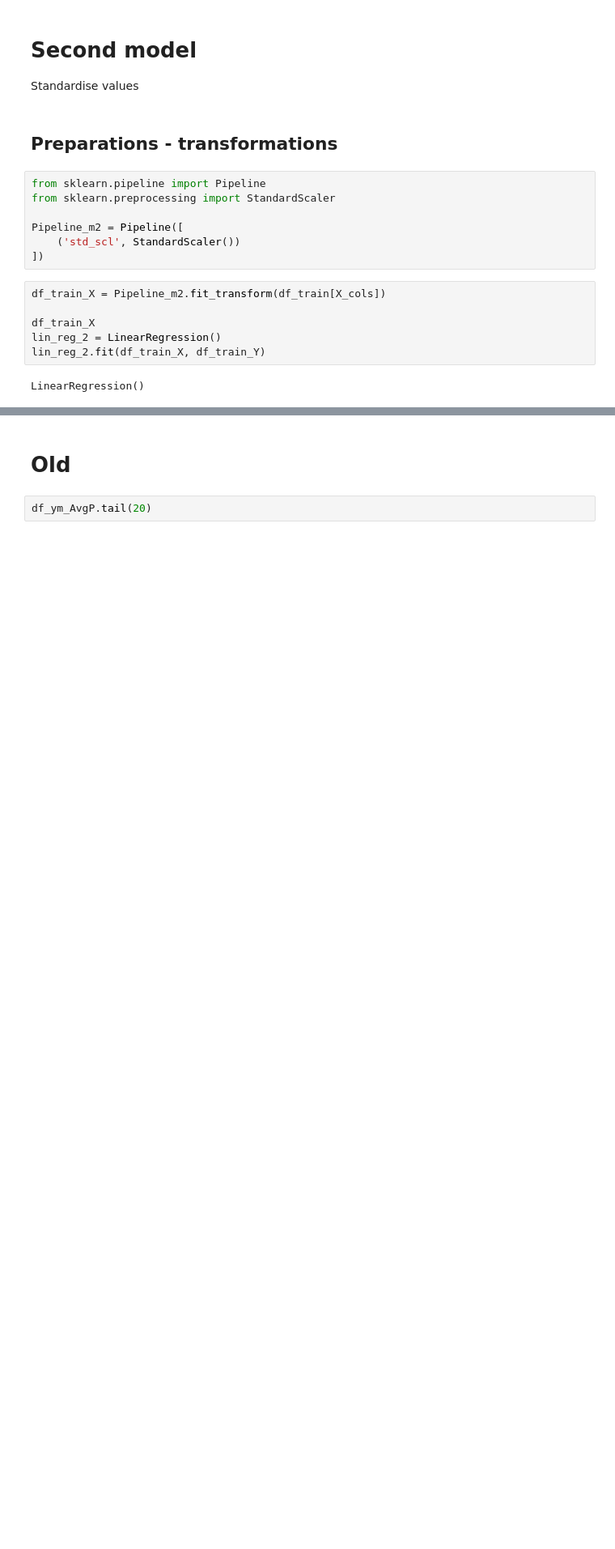
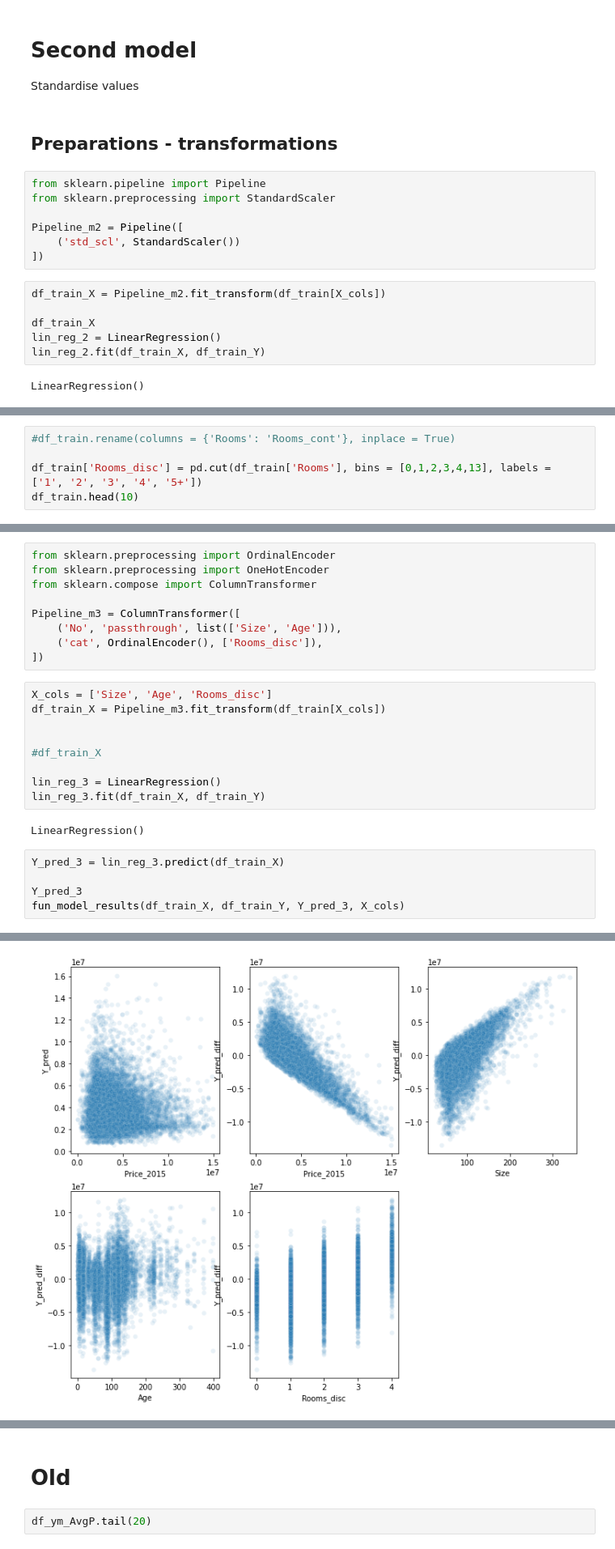
Before and after one commit to MartinJHallberg/BoligaData, a Jupyter notebook: BoligaAnalysis.ipynb, the cells around one changed output, grey strips where cells are left out. Shown at 81% size. Drawn from its saved outputs; the diff is of its cells as text; blank space fills up the shorter version.

```diff
--- a/BoligaAnalysis.ipynb
+++ b/BoligaAnalysis.ipynb
@@ -481,0 +525,5 @@ print(lin_rmse)
+# %%
+#df_train.rename(columns = {'Rooms': 'Rooms_cont'}, inplace = True)
+
+df_train['Rooms_disc'] = pd.cut(df_train['Rooms'], bins = [0,1,2,3,4,13], labels = ['1', '2', '3', '4', '5+'])
+df_train.head(10)
@@ -481,0 +543,26 @@ print(lin_rmse)
+# %%
+from sklearn.preprocessing import OrdinalEncoder
+from sklearn.preprocessing import OneHotEncoder
+from sklearn.compose import ColumnTransformer
+
+Pipeline_m3 = ColumnTransformer([
+    ('No', 'passthrough', list(['Size', 'Age'])),
+    ('cat', OrdinalEncoder(), ['Rooms_disc']),
+])
+# %%
+X_cols = ['Size', 'Age', 'Rooms_disc']
+df_train_X = Pipeline_m3.fit_transform(df_train[X_cols])
+
+
+#df_train_X
+
+lin_reg_3 = LinearRegression()
+lin_reg_3.fit(df_train_X, df_train_Y)
+# %% [output]
+LinearRegression()
+# %%
+Y_pred_3 = lin_reg_3.predict(df_train_X)
+
+Y_pred_3
+fun_model_results(df_train_X, df_train_Y, Y_pred_3, X_cols)
+# %% [output]
@@ -481,0 +586 @@ print(lin_rmse)
+[figure, added]
```
Also changed, not shown: parts of 30 cells of this notebook, 2 other files.
